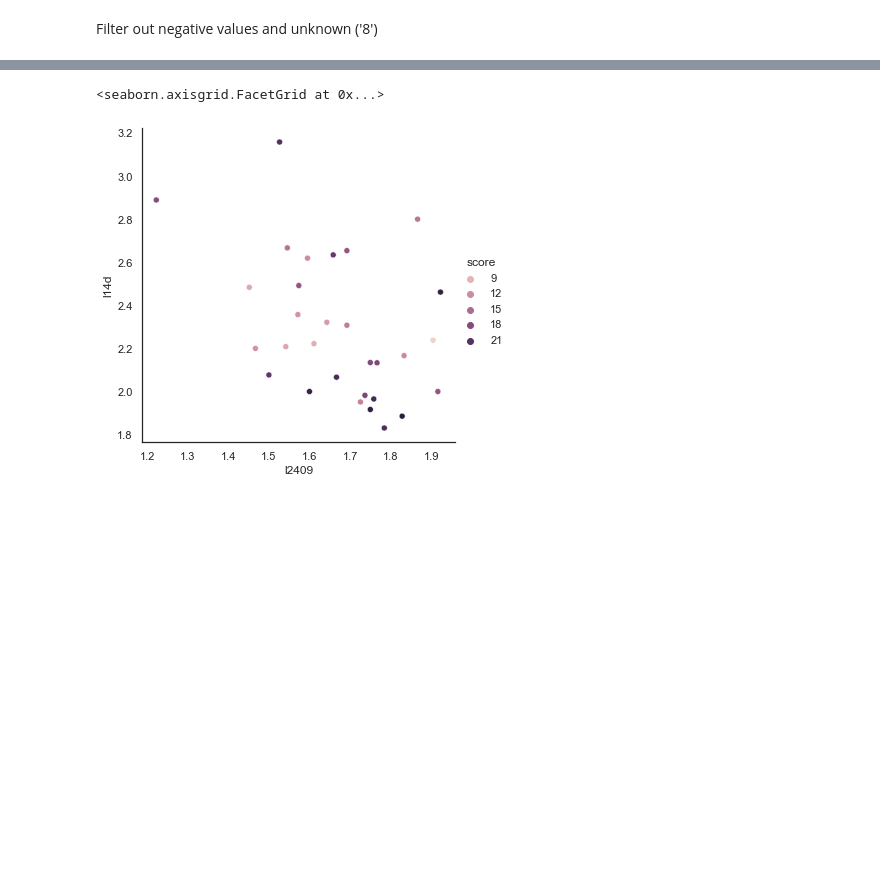
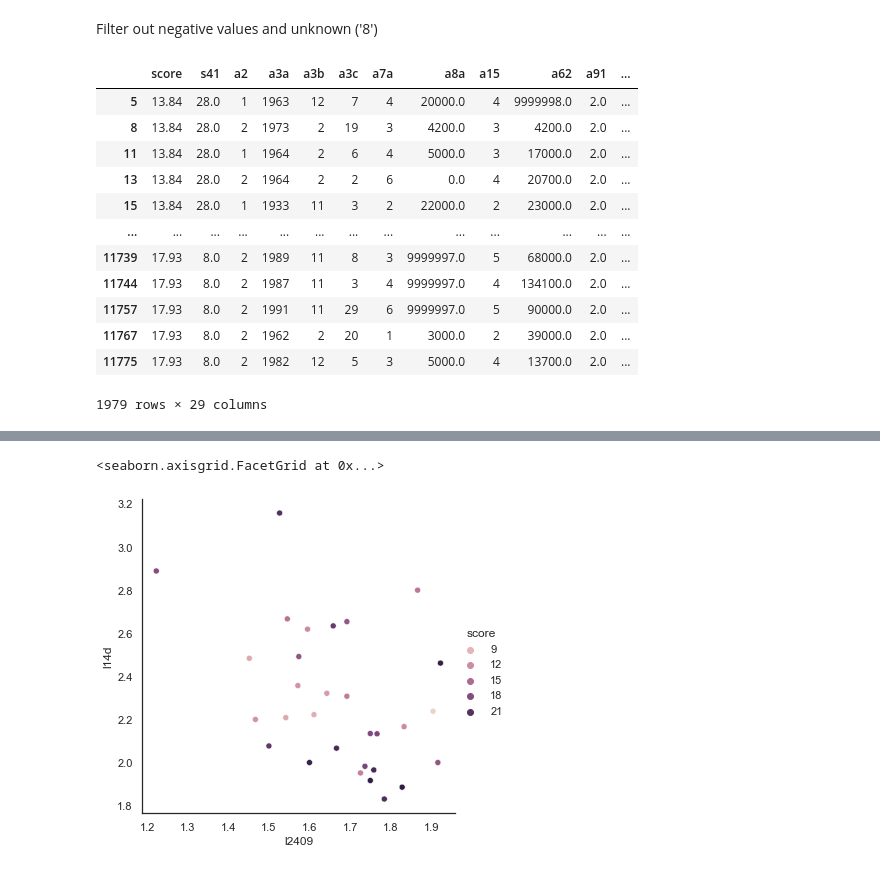
Before and after one commit to wrynearson/china-water, a Jupyter notebook: src/Thesis.ipynb, the cells around one changed output, grey strips where cells are left out. Drawn from its saved outputs; the diff is of its cells as text; code cells hidden in the pictures; blank space fills up the shorter version.

```diff
--- a/src/Thesis.ipynb
+++ b/src/Thesis.ipynb
@@ -650,11 +650,26 @@ Filter out negative values and unknown ('8')
 # %%
 wq_str_clean = cgss_wq_strict_clean[
     (cgss_wq_strict_clean.l14d > 0)
      & (cgss_wq_strict_clean.l14d < 6)
      & (cgss_wq_strict_clean.l2409 > 0)
-     & (cgss_wq_strict_clean.l2409 < 3)
+     # (cgss_wq_strict_clean.l2409 < 3)
     ]
 grp = wq_str_clean.groupby('s41').agg('mean')
+wq_str_clean
+# %% [output]
+|  | score | s41 | a2 | a3a | a3b | a3c | a7a | a8a | a15 | a62 | a91 | ... |
+| 5 | 13.84 | 28.0 | 1 | 1963 | 12 | 7 | 4 | 20000.0 | 4 | 9999998.0 | 2.0 | ... |
+| 8 | 13.84 | 28.0 | 2 | 1973 | 2 | 19 | 3 | 4200.0 | 3 | 4200.0 | 2.0 | ... |
+| 11 | 13.84 | 28.0 | 1 | 1964 | 2 | 6 | 4 | 5000.0 | 3 | 17000.0 | 2.0 | ... |
+| 13 | 13.84 | 28.0 | 2 | 1964 | 2 | 2 | 6 | 0.0 | 4 | 20700.0 | 2.0 | ... |
+| 15 | 13.84 | 28.0 | 1 | 1933 | 11 | 3 | 2 | 22000.0 | 2 | 23000.0 | 2.0 | ... |
+| ... | ... | ... | ... | ... | ... | ... | ... | ... | ... | ... | ... | ... |
+| 11739 | 17.93 | 8.0 | 2 | 1989 | 11 | 8 | 3 | 9999997.0 | 5 | 68000.0 | 2.0 | ... |
+| 11744 | 17.93 | 8.0 | 2 | 1987 | 11 | 3 | 4 | 9999997.0 | 4 | 134100.0 | 2.0 | ... |
+| 11757 | 17.93 | 8.0 | 2 | 1991 | 11 | 29 | 6 | 9999997.0 | 5 | 90000.0 | 2.0 | ... |
+| 11767 | 17.93 | 8.0 | 2 | 1962 | 2 | 20 | 1 | 3000.0 | 2 | 39000.0 | 2.0 | ... |
+| 11775 | 17.93 | 8.0 | 2 | 1982 | 12 | 5 | 3 | 5000.0 | 4 | 13700.0 | 2.0 | ... |
+1979 rows × 29 columns
 # %%
 maov = MANOVA.from_formula('l14d + l2409 ~ s41 + score', data=wq_str_clean)
 print(maov.mv_test())
```
Also changed, not shown: parts of 9 cells of this notebook.
